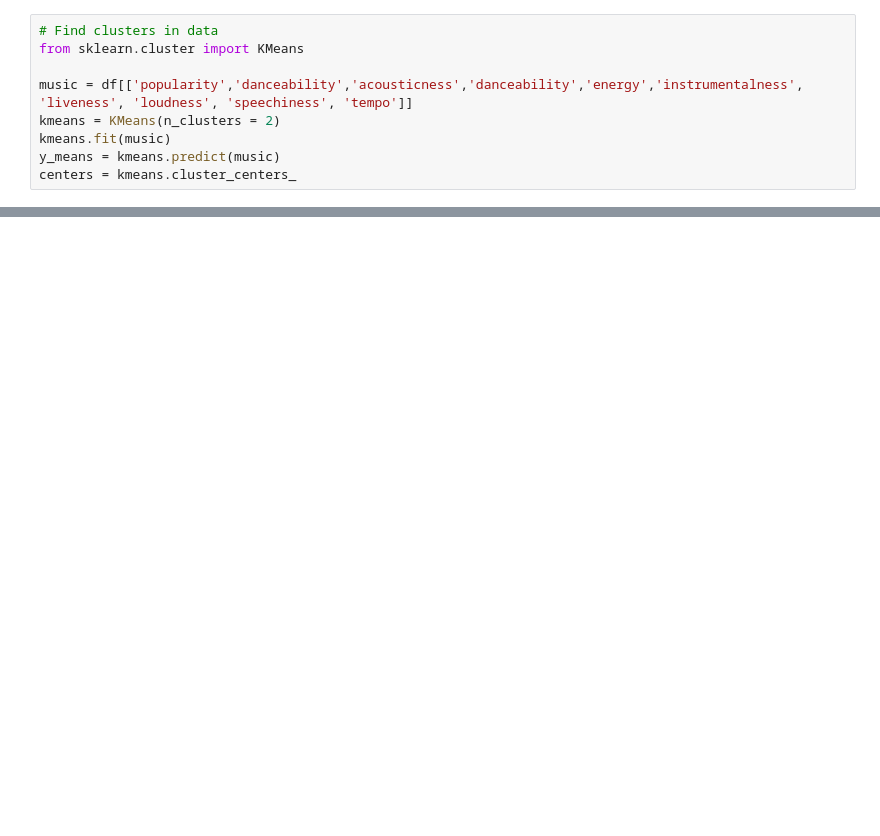
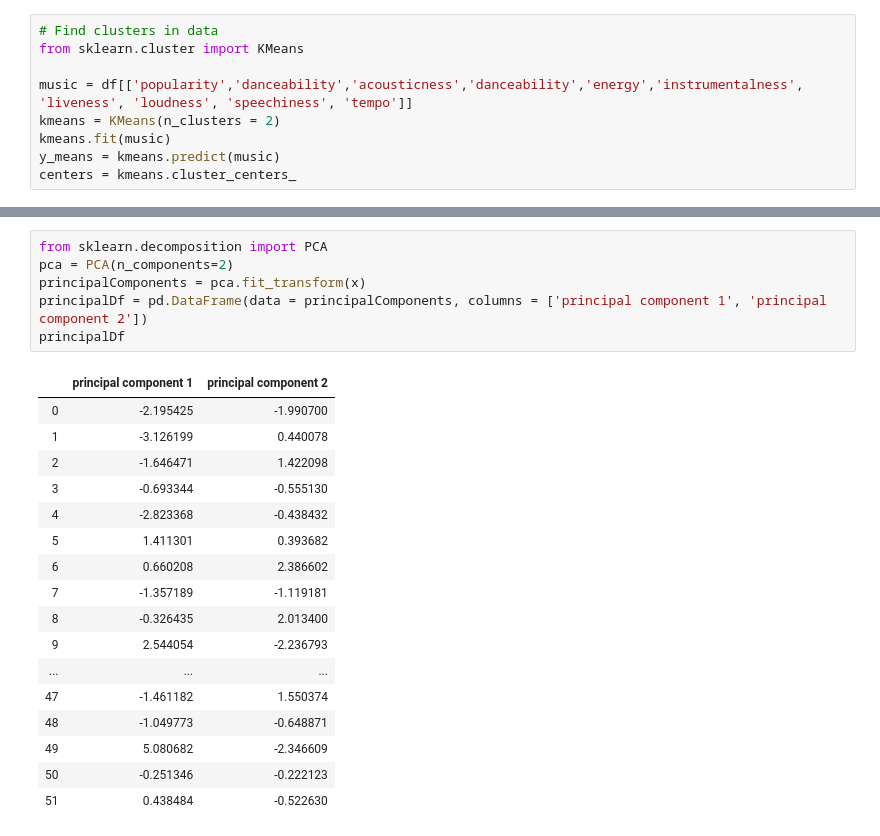
Before and after one commit to allenjiang/Mona-Lisa-AI, a Jupyter notebook: Diversity Personalization with Spotify Music.ipynb, the cells around one changed output, grey strips where cells are left out. Cells and saved outputs as stored; diff of their text form; blank space fills up the shorter version.

```diff
--- a/Diversity Personalization with Spotify Music.ipynb
+++ b/Diversity Personalization with Spotify Music.ipynb
@@ -205,0 +187,24 @@ df
+# %%
+from sklearn.decomposition import PCA
+pca = PCA(n_components=2)
+principalComponents = pca.fit_transform(x)
+principalDf = pd.DataFrame(data = principalComponents, columns = ['principal component 1', 'principal component 2'])
+principalDf
+# %% [output]
+|  | principal component 1 | principal component 2 |
+| 0 | -2.195425 | -1.990700 |
+| 1 | -3.126199 | 0.440078 |
+| 2 | -1.646471 | 1.422098 |
+| 3 | -0.693344 | -0.555130 |
+| 4 | -2.823368 | -0.438432 |
+| 5 | 1.411301 | 0.393682 |
+| 6 | 0.660208 | 2.386602 |
+| 7 | -1.357189 | -1.119181 |
+| 8 | -0.326435 | 2.013400 |
+| 9 | 2.544054 | -2.236793 |
+| ... | ... | ... |
+| 47 | -1.461182 | 1.550374 |
+| 48 | -1.049773 | -0.648871 |
+| 49 | 5.080682 | -2.346609 |
+| 50 | -0.251346 | -0.222123 |
+| 51 | 0.438484 | -0.522630 |
```
Also changed, not shown: parts of 26 cells of this notebook, 1 other file.
